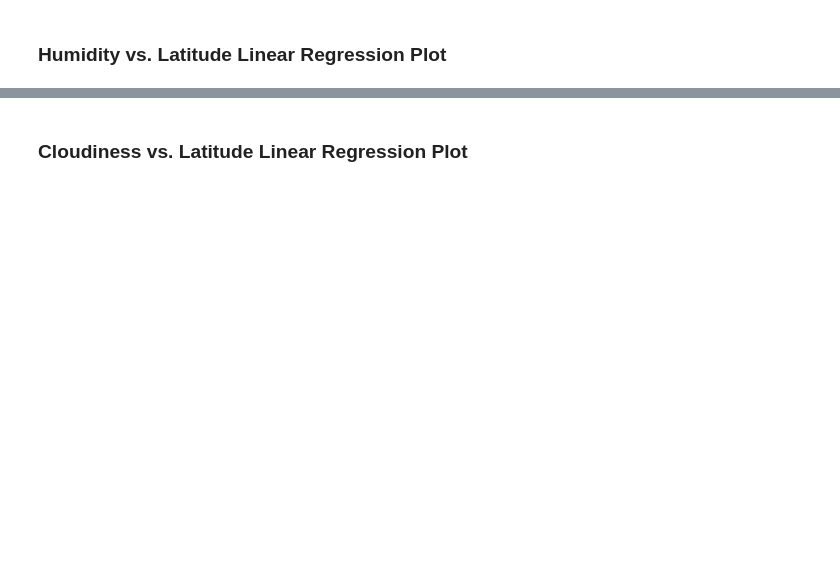
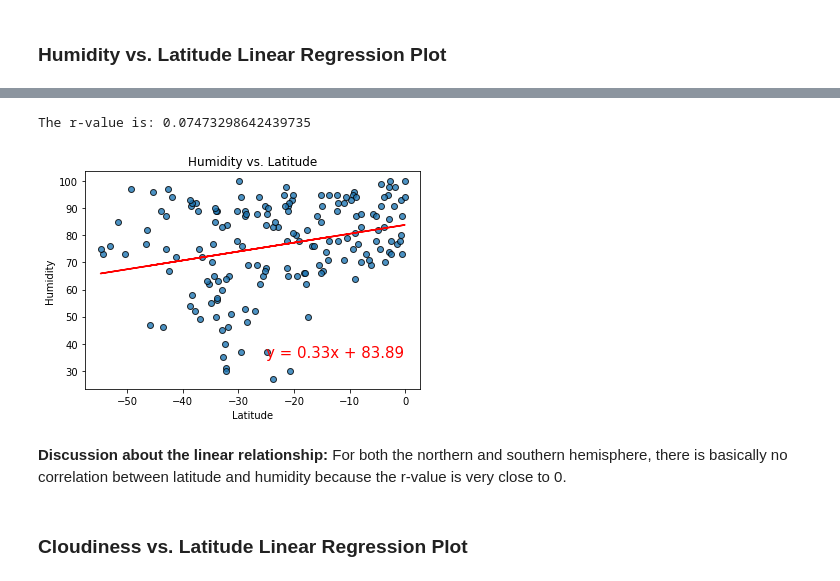
Before and after one commit to jjc55/python-api-challenge, a Jupyter notebook: Starter_Code/starter_code/WeatherPy.ipynb, the cells around one changed output, grey strips where cells are left out. Drawn from its saved outputs; the diff is of its cells as text; code cells hidden in the pictures; blank space fills up the shorter version.

```diff
--- a/Starter_Code/starter_code/WeatherPy.ipynb
+++ b/Starter_Code/starter_code/WeatherPy.ipynb
@@ -379,2 +374,13 @@ The r-value is: 0.0002808747046324607
+# %%
+# Southern Hemisphere
+x_values = southern_hemi_df["Lat"]
+y_values = southern_hemi_df["Humidity"]
+make_scatter_plot(x_values, y_values, "Latitude", "Humidity", "Humidity vs. Latitude", ".south_humidvlat.png", (-25, 35))
+plt.show()
+# %% [output]
+The r-value is: 0.07473298642439735
+[figure, added]
+# %% [markdown]
+**Discussion about the linear relationship:** For both the northern and southern hemisphere, there is basically no correlation between latitude and humidity because the r-value is very close to 0.
 # %% [markdown]
 ### Cloudiness vs. Latitude Linear Regression Plot
```
Also changed, not shown: parts of 33 cells of this notebook, 11 other files.
